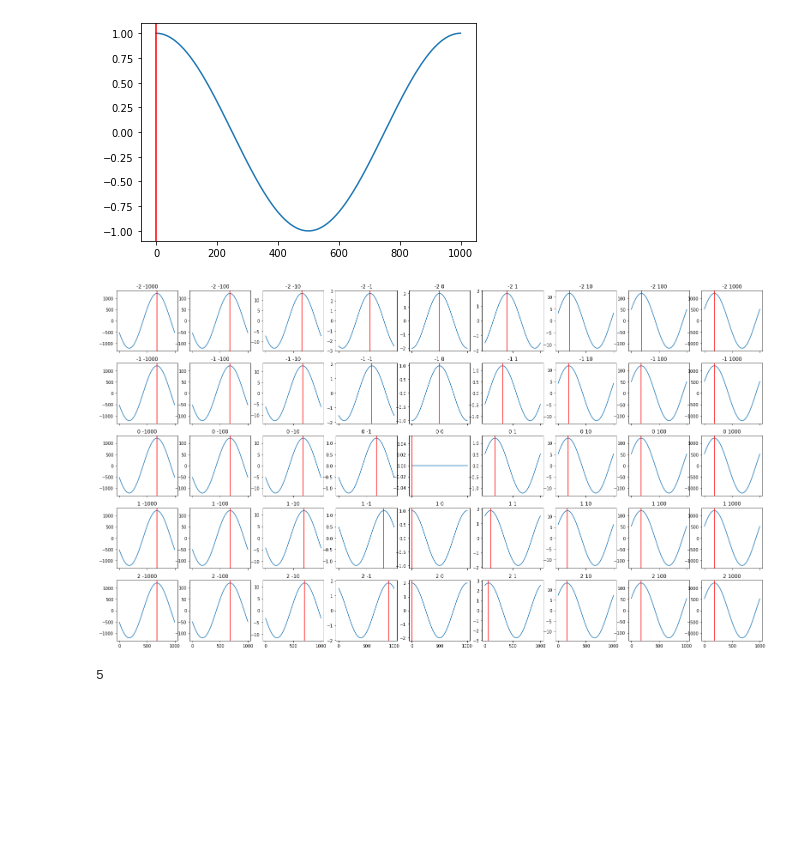
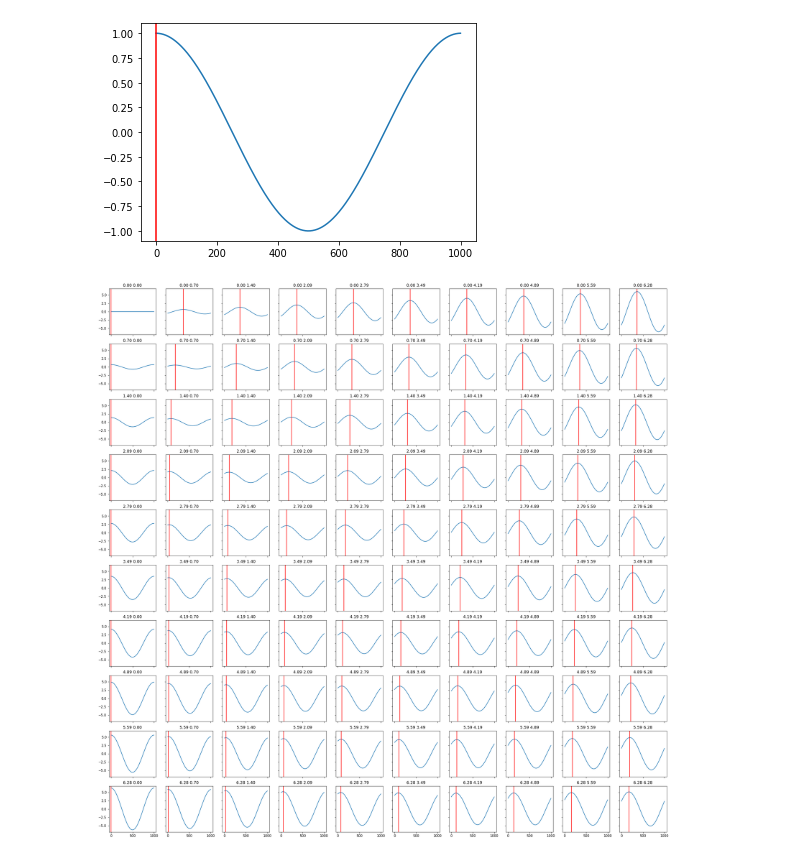
Before and after one commit to ExpectationMax/Translational-Equivariant-Performers, a Jupyter notebook: notebooks/2020_12_26-MH-Constrained_weights.ipynb, the cells around one changed output. Cells and saved outputs as stored; diff of their text form; code cells hidden in the pictures; blank space fills up the shorter version.

```diff
--- a/notebooks/2020_12_26-MH-Constrained_weights.ipynb
+++ b/notebooks/2020_12_26-MH-Constrained_weights.ipynb
@@ -64,14 +64,14 @@ visualize_setting(1, 0)
 # %% [output]
 [figure]
 # %%
-fig, axs = plt.subplots(5, 9, figsize=(27, 15), sharex=True)
-for row, alpha in zip(axs, [-2, -1, 0, 1, 2]):
-    for ax, beta in zip(row, [-1000, -100, -10, -1, 0, 1, 10, 100, 1000]):
-        ax.set_title('{} {}'.format(alpha, beta))
+min_a, max_a = 0., 2*math.pi
+n_a = 10
+min_b, max_b = 0, 2*math.pi
+n_b = 10
+fig, axs = plt.subplots(n_a, n_b, figsize=(n_b*3, n_a*3), sharex=True, sharey=True)
+for row, alpha in zip(axs, torch.linspace(min_a, max_a, n_a)):
+    for ax, beta in zip(row, torch.linspace(min_b, max_b, n_b)):
+        ax.set_title('{:.2f} {:.2f}'.format(alpha, beta))
         visualize_setting(alpha, beta, ax=ax)
 # %% [output]
-[figure, old version]
+[figure, new version]
-# %%
-len(axs)
-# %% [output]
-5
```
Also changed, not shown: parts of 1 cell of this notebook.
